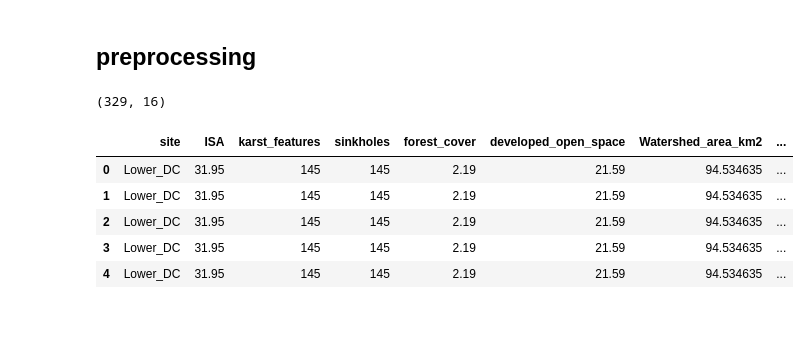
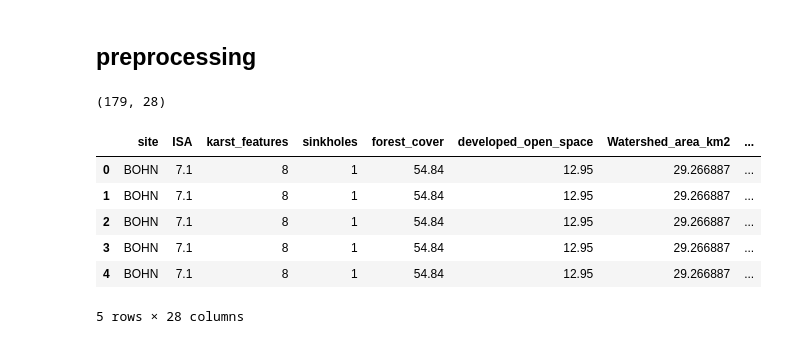
Before and after one commit to estorrs/emily-analysis, a Jupyter notebook: notebooks/emily.ipynb, the cells around one changed output. Saved outputs shown, nothing was run; the diff lists cells and outputs as text; code cells hidden in the pictures.

```diff
--- a/notebooks/emily.ipynb
+++ b/notebooks/emily.ipynb
@@ -17,14 +17,18 @@ import scipy
 # %%
 df = pd.read_csv('../data/storm_results_continuous_ES.csv', sep=',')
 
+df = pd.read_csv('/Users/estorrs/Downloads/storm_results_190605.csv', sep=',', encoding='latin')
+df = df.iloc[:, :28]
+
 print(df.shape)
 df.head()
 # %% [output]
-(329, 16)
+(179, 28)
 |  | site | ISA | karst_features | sinkholes | forest_cover | developed_open_space | Watershed_area_km2 | ... |
-| 0 | Lower_DC | 31.95 | 145 | 145 | 2.19 | 21.59 | 94.534635 | ... |
-| 1 | Lower_DC | 31.95 | 145 | 145 | 2.19 | 21.59 | 94.534635 | ... |
-| 2 | Lower_DC | 31.95 | 145 | 145 | 2.19 | 21.59 | 94.534635 | ... |
-| 3 | Lower_DC | 31.95 | 145 | 145 | 2.19 | 21.59 | 94.534635 | ... |
-| 4 | Lower_DC | 31.95 | 145 | 145 | 2.19 | 21.59 | 94.534635 | ... |
+| 0 | BOHN | 7.1 | 8 | 1 | 54.84 | 12.95 | 29.266887 | ... |
+| 1 | BOHN | 7.1 | 8 | 1 | 54.84 | 12.95 | 29.266887 | ... |
+| 2 | BOHN | 7.1 | 8 | 1 | 54.84 | 12.95 | 29.266887 | ... |
+| 3 | BOHN | 7.1 | 8 | 1 | 54.84 | 12.95 | 29.266887 | ... |
+| 4 | BOHN | 7.1 | 8 | 1 | 54.84 | 12.95 | 29.266887 | ... |
+5 rows × 28 columns
 # %%
```
Also changed, not shown: parts of 30 cells of this notebook.
